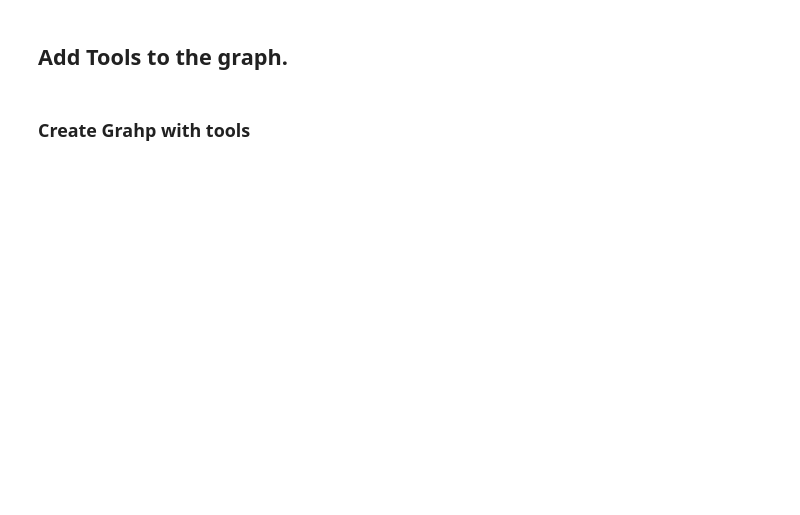
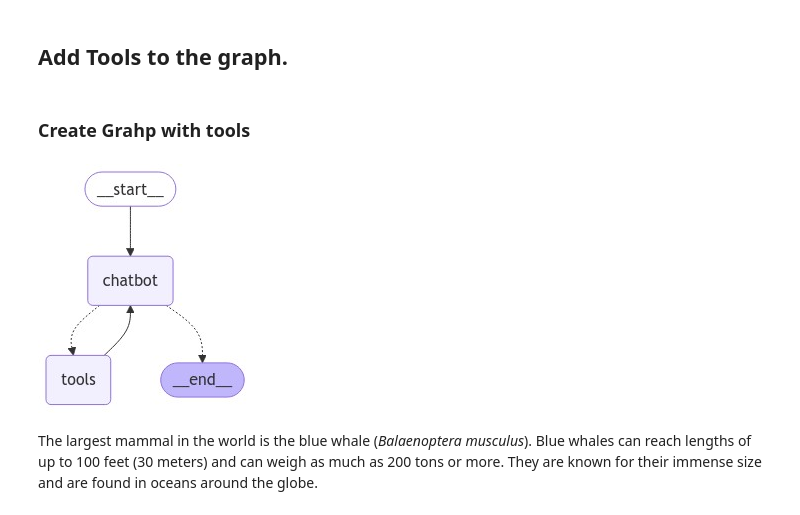
Before and after one commit to jdgallegoq/react-agent, a Jupyter notebook: notebooks/react_agent.ipynb, the cells around one changed output. Saved outputs shown, nothing was run; the diff lists cells and outputs as text; code cells hidden in the pictures; blank space fills up the shorter version.

Commit message:
basic ReAct agent

```diff
--- a/notebooks/react_agent.ipynb
+++ b/notebooks/react_agent.ipynb
@@ -91,7 +91,7 @@ def search_web(query: str) -> list:
 @tool
 def get_weather(query) -> list:
     """Seach weather API to get current weather"""
-    base_url = "https://api.weatherapi.com/v1/2.5/current.json"
+    base_url = "http://api.weatherapi.com/v1/current.json"
     complete_url = f"{base_url}?key={os.getenv('WHEATER_API_KEY')}&q={query}"
 
     response = requests.get(complete_url)
@@ -178,7 +178,32 @@ def route_tools(state: State) -> Literal["tools", "__end__"]:
         raise ValueError(f"No messages in state to tool_edge: {state}")
 
     # check if messages has the "tool_call" attribute
-    if hasattr(ai_message, "tool_call") and len(ai_message.tool_call) > 0:
+    if hasattr(ai_message, "tool_calls") and len(ai_message.tool_calls) > 0:
         return "tools"
     # if has no tool calling then just end the graph
     return "__end__"
+# %%
+# this conditional rote defines the main agent loop
+graph_builder.add_conditional_edges(
+    "chatbot",
+    route_tools
+)
+# %%
+# any time a tool is called, we return to the chatbot to decide the next step
+graph_builder.add_edge("tools", "chatbot")
+# set entry point
+graph_builder.set_entry_point("chatbot")
+# now compile agent
+graph = graph_builder.compile()
+# %%
+# check the current flow
+display(Image(graph.get_graph().draw_mermaid_png()))
+# %% [output]
+[figure, added]
+# %%
+# test new agent
+prompt = "What's the largest mammal in the world?"
+response = graph.invoke({"messages": ("user", prompt)})
+display(Markdown(response["messages"][-1].content))
+# %% [output]
+The largest mammal in the world is the blue whale (*Balaenoptera musculus*). Blue whales can reach lengths of up to 100 feet (30 meters) and can weigh as much as 200 tons or more. They are known for their immense size and are found in oceans around the globe.
```
Also changed, not shown: parts of 10 cells of this notebook.
